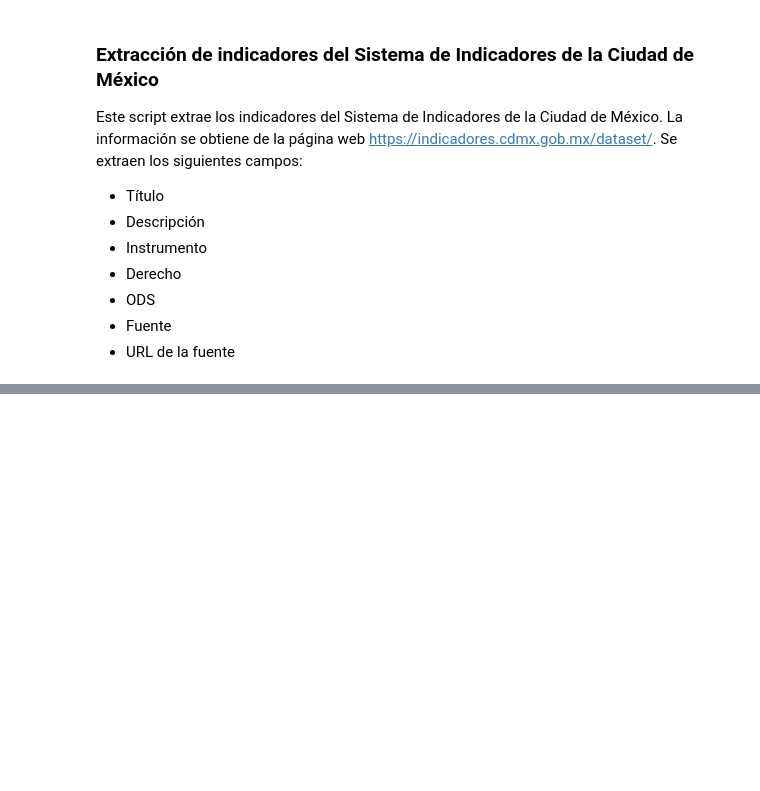
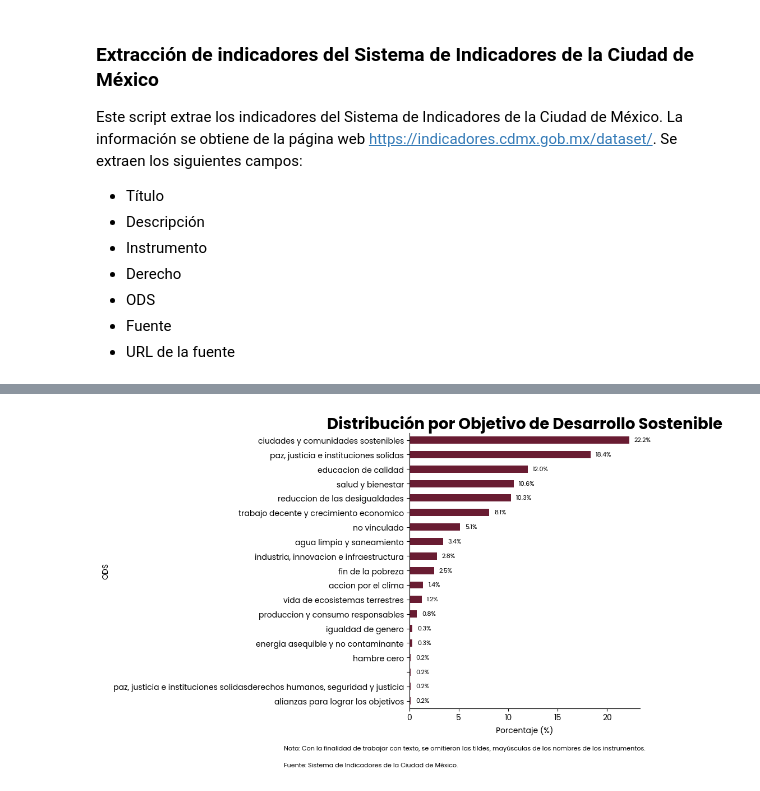
Before and after one commit to cpyp-ipdp/sid_cdmx, a Jupyter notebook: extrae_indicadores_sid_cdmx.ipynb, the cells around one changed output, grey strips where cells are left out. Cells and saved outputs as stored; diff of their text form; code cells hidden in the pictures; blank space fills up the shorter version.

```diff
--- a/extrae_indicadores_sid_cdmx.ipynb
+++ b/extrae_indicadores_sid_cdmx.ipynb
@@ -100,0 +375,40 @@ tabla_indicadores.to_csv("indicadores_sid_cdmx.csv", index=False, encoding='utf-
+# %%
+data_ods = tabla_indicadores['ods'].value_counts(normalize=True).mul(100).sort_values(ascending=False)
+
+data_ods.plot.barh(color="#691c32", figsize=(10, 6))
+plt.gca().invert_yaxis()
+plt.title('Distribución por Objetivo de Desarrollo Sostenible',
+          fontweight='bold', fontsize=20, va="center_baseline")
+
+
+
+# Axis labels
+plt.xlabel('Porcentaje (%)')
+plt.ylabel('ODS')
+
+plt.gca().spines['top'].set_visible(False)
+plt.gca().spines['right'].set_visible(False)
+
+# Fuente
+plt.figtext(
+    0.985, -0.02,
+    "Nota: Con la finalidad de trabajar con texto, se omitieron las tildes, mayúsculas de los nombres de los instrumentos.",
+    ha='right', fontsize=8
+)
+
+plt.figtext(
+    0.495, -0.07,
+    "Fuente: Sistema de Indicadores de la Ciudad de México.",
+    ha='center', fontsize=8
+)
+
+# Add labels to the bars
+for i, (index, value) in enumerate(data_ods.items()):
+    plt.text(value + 0.5, i, f'{value:.1f}%', va='center', fontsize=8)
+
+plt.tight_layout()
+
+# Save figure
+plt.savefig("distribucion_por_ods.png", bbox_inches='tight', dpi=100)
+# %% [output]
+[figure, added]
```
Also changed, not shown: parts of 24 cells of this notebook.
